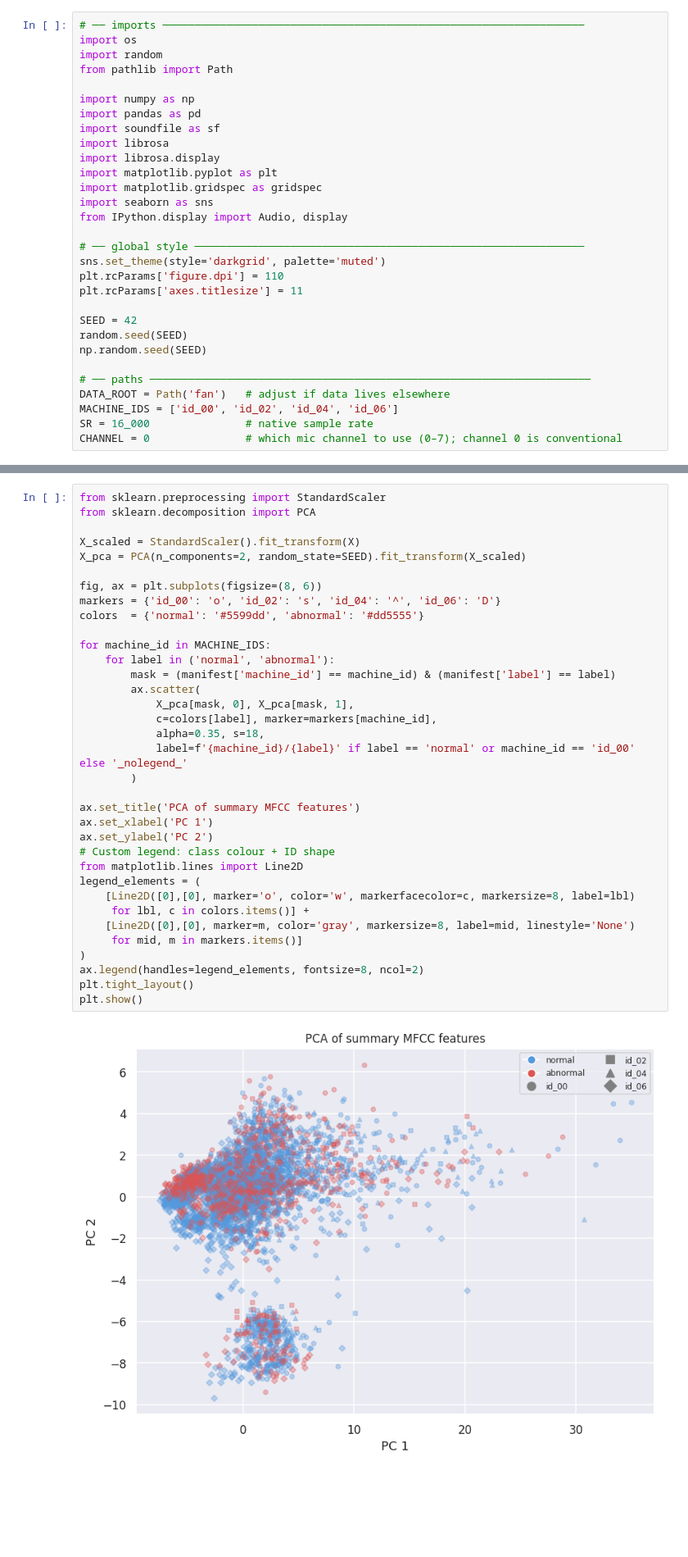
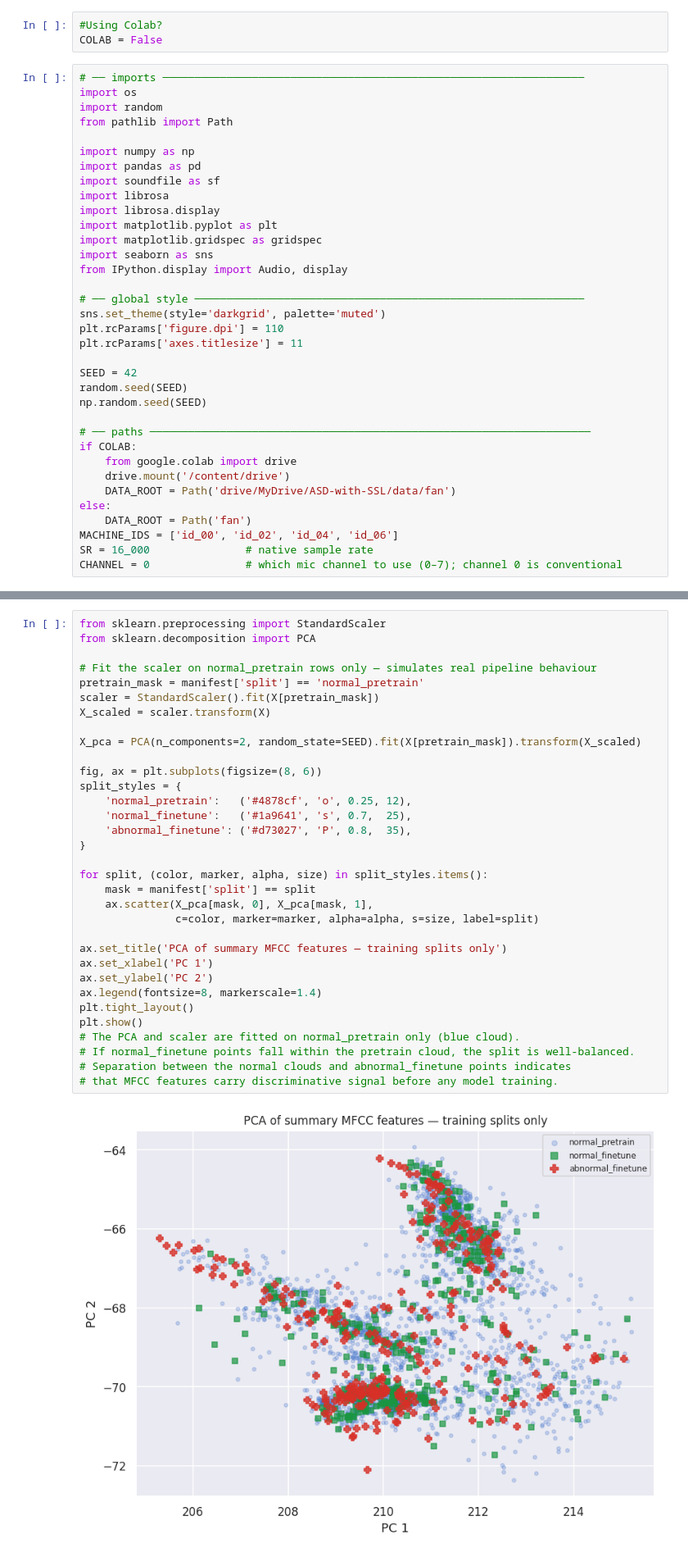
Before and after one commit to wikiwa1/ASD-with-SSL, a Jupyter notebook: EDA.ipynb, the cells around one changed output, grey strips where cells are left out. Shown at 82% size. Saved outputs shown, nothing was run; the diff lists cells and outputs as text; blank space fills up the shorter version.

````diff
--- a/EDA.ipynb
+++ b/EDA.ipynb
@@ -18,6 +18,9 @@ fan/
 ```
 
 Each file is a **10-second, 16 kHz, 8-channel** recording from a circular microphone array. The −6 dB split is the hardest: significant background noise is mixed in, simulating a realistic factory floor.
+# %%
+#Using Colab?
+COLAB = False
 # %%
 # ── imports ──────────────────────────────────────────────────────────────────
 import os
@@ -44,7 +47,12 @@ random.seed(SEED)
 np.random.seed(SEED)
 
 # ── paths ─────────────────────────────────────────────────────────────────────
-DATA_ROOT = Path('fan')   # adjust if data lives elsewhere
+if COLAB:
+    from google.colab import drive
+    drive.mount('/content/drive')
+    DATA_ROOT = Path('drive/MyDrive/ASD-with-SSL/data/fan')
+else:
+    DATA_ROOT = Path('fan')
 MACHINE_IDS = ['id_00', 'id_02', 'id_04', 'id_06']
 SR = 16_000               # native sample rate
 CHANNEL = 0               # which mic channel to use (0–7); channel 0 is conventional
@@ -296,37 +533,35 @@ We colour by class and use marker shapes for machine ID.
 # %%
 from sklearn.preprocessing import StandardScaler
 from sklearn.decomposition import PCA
 
-X_scaled = StandardScaler().fit_transform(X)
-X_pca = PCA(n_components=2, random_state=SEED).fit_transform(X_scaled)
+# Fit the scaler on normal_pretrain rows only — simulates real pipeline behaviour
+pretrain_mask = manifest['split'] == 'normal_pretrain'
+scaler = StandardScaler().fit(X[pretrain_mask])
+X_scaled = scaler.transform(X)
+
+X_pca = PCA(n_components=2, random_state=SEED).fit(X[pretrain_mask]).transform(X_scaled)
 
 fig, ax = plt.subplots(figsize=(8, 6))
-markers = {'id_00': 'o', 'id_02': 's', 'id_04': '^', 'id_06': 'D'}
-colors  = {'normal': '#5599dd', 'abnormal': '#dd5555'}
+split_styles = {
+    'normal_pretrain':   ('#4878cf', 'o', 0.25, 12),
+    'normal_finetune':   ('#1a9641', 's', 0.7,  25),
+    'abnormal_finetune': ('#d73027', 'P', 0.8,  35),
+}
 
-for machine_id in MACHINE_IDS:
-    for label in ('normal', 'abnormal'):
-        mask = (manifest['machine_id'] == machine_id) & (manifest['label'] == label)
-        ax.scatter(
-            X_pca[mask, 0], X_pca[mask, 1],
-            c=colors[label], marker=markers[machine_id],
-            alpha=0.35, s=18,
-            label=f'{machine_id}/{label}' if label == 'normal' or machine_id == 'id_00' else '_nolegend_'
-        )
+for split, (color, marker, alpha, size) in split_styles.items():
+    mask = manifest['split'] == split
+    ax.scatter(X_pca[mask, 0], X_pca[mask, 1],
+               c=color, marker=marker, alpha=alpha, s=size, label=split)
 
-ax.set_title('PCA of summary MFCC features')
+ax.set_title('PCA of summary MFCC features — training splits only')
 ax.set_xlabel('PC 1')
 ax.set_ylabel('PC 2')
-# Custom legend: class colour + ID shape
-from matplotlib.lines import Line2D
-legend_elements = (
-    [Line2D([0],[0], marker='o', color='w', markerfacecolor=c, markersize=8, label=lbl)
-     for lbl, c in colors.items()] +
-    [Line2D([0],[0], marker=m, color='gray', markersize=8, label=mid, linestyle='None')
-     for mid, m in markers.items()]
-)
-ax.legend(handles=legend_elements, fontsize=8, ncol=2)
+ax.legend(fontsize=8, markerscale=1.4)
 plt.tight_layout()
 plt.show()
+# The PCA and scaler are fitted on normal_pretrain only (blue cloud).
+# If normal_finetune points fall within the pretrain cloud, the split is well-balanced.
+# Separation between the normal clouds and abnormal_finetune points indicates
+# that MFCC features carry discriminative signal before any model training.
 # %% [output]
-[figure, old version]
+[figure, new version]
````
Also changed, not shown: parts of 27 cells of this notebook.
